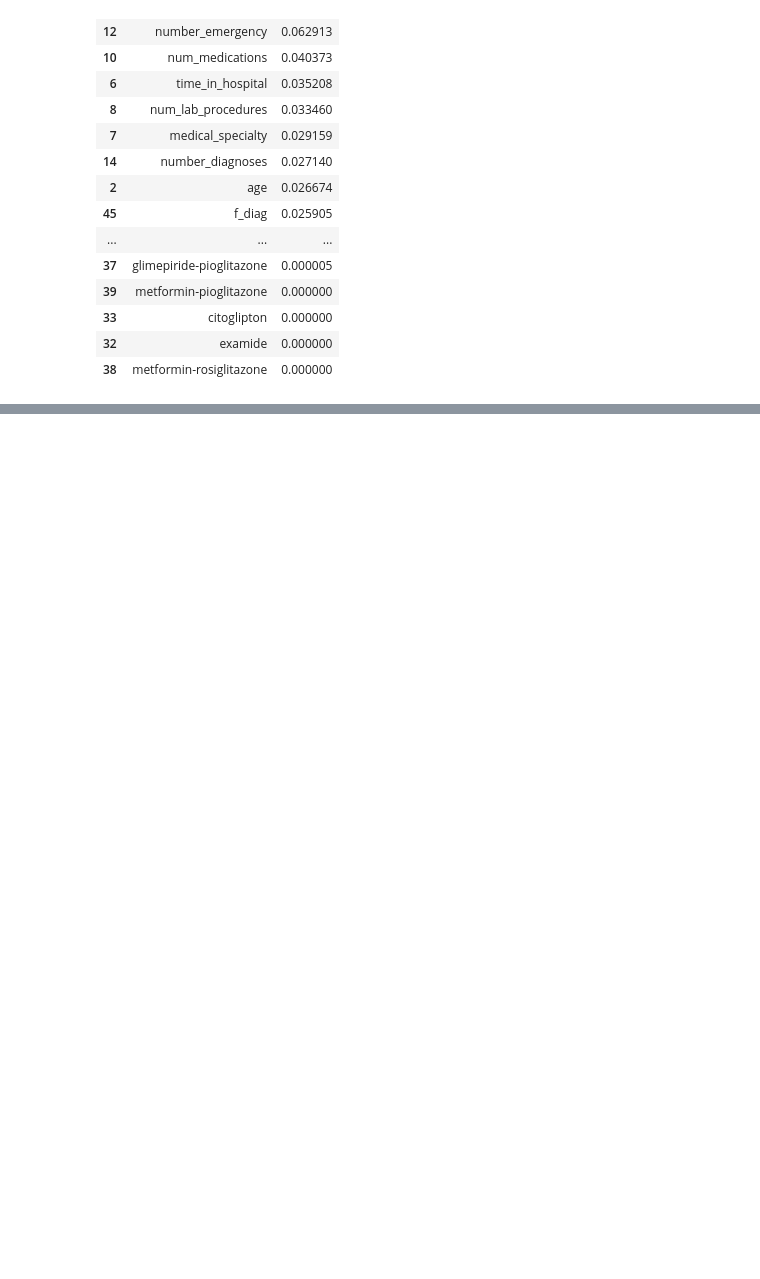
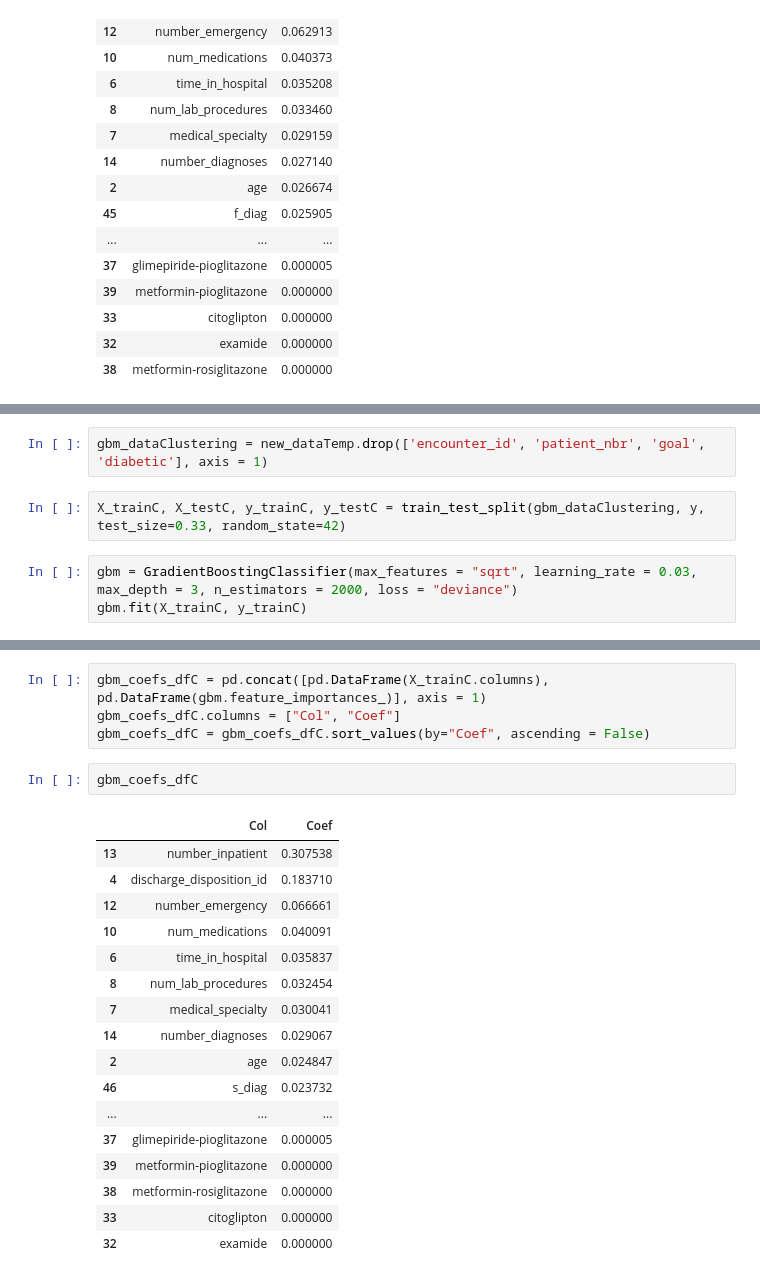
Before and after one commit to joonsooro/UnitedHealthcare, a Jupyter notebook: Leo/Untitled.ipynb, the cells around one changed output, grey strips where cells are left out. Saved outputs shown, nothing was run; the diff lists cells and outputs as text; blank space fills up the shorter version.

Commit message:
add clustering to gb

```diff
--- a/Leo/Untitled.ipynb
+++ b/Leo/Untitled.ipynb
@@ -1243,0 +1278,7 @@ print("Area under ROC curve = {:0.2f}".format(roc_auc_gb))
+# %%
+gbm_dataClustering = new_dataTemp.drop(['encounter_id', 'patient_nbr', 'goal', 'diabetic'], axis = 1)
+# %%
+X_trainC, X_testC, y_trainC, y_testC = train_test_split(gbm_dataClustering, y, test_size=0.33, random_state=42)
+# %%
+gbm = GradientBoostingClassifier(max_features = "sqrt", learning_rate = 0.03, max_depth = 3, n_estimators = 2000, loss = "deviance")
+gbm.fit(X_trainC, y_trainC)
@@ -1243,0 +1295,24 @@ print("Area under ROC curve = {:0.2f}".format(roc_auc_gb))
+# %%
+gbm_coefs_dfC = pd.concat([pd.DataFrame(X_trainC.columns), pd.DataFrame(gbm.feature_importances_)], axis = 1)
+gbm_coefs_dfC.columns = ["Col", "Coef"]
+gbm_coefs_dfC = gbm_coefs_dfC.sort_values(by="Coef", ascending = False)
+# %%
+gbm_coefs_dfC
+# %% [output]
+|  | Col | Coef |
+| 13 | number_inpatient | 0.307538 |
+| 4 | discharge_disposition_id | 0.183710 |
+| 12 | number_emergency | 0.066661 |
+| 10 | num_medications | 0.040091 |
+| 6 | time_in_hospital | 0.035837 |
+| 8 | num_lab_procedures | 0.032454 |
+| 7 | medical_specialty | 0.030041 |
+| 14 | number_diagnoses | 0.029067 |
+| 2 | age | 0.024847 |
+| 46 | s_diag | 0.023732 |
+| ... | ... | ... |
+| 37 | glimepiride-pioglitazone | 0.000005 |
+| 39 | metformin-pioglitazone | 0.000000 |
+| 38 | metformin-rosiglitazone | 0.000000 |
+| 33 | citoglipton | 0.000000 |
+| 32 | examide | 0.000000 |
```
Also changed, not shown: parts of 6 cells of this notebook.
